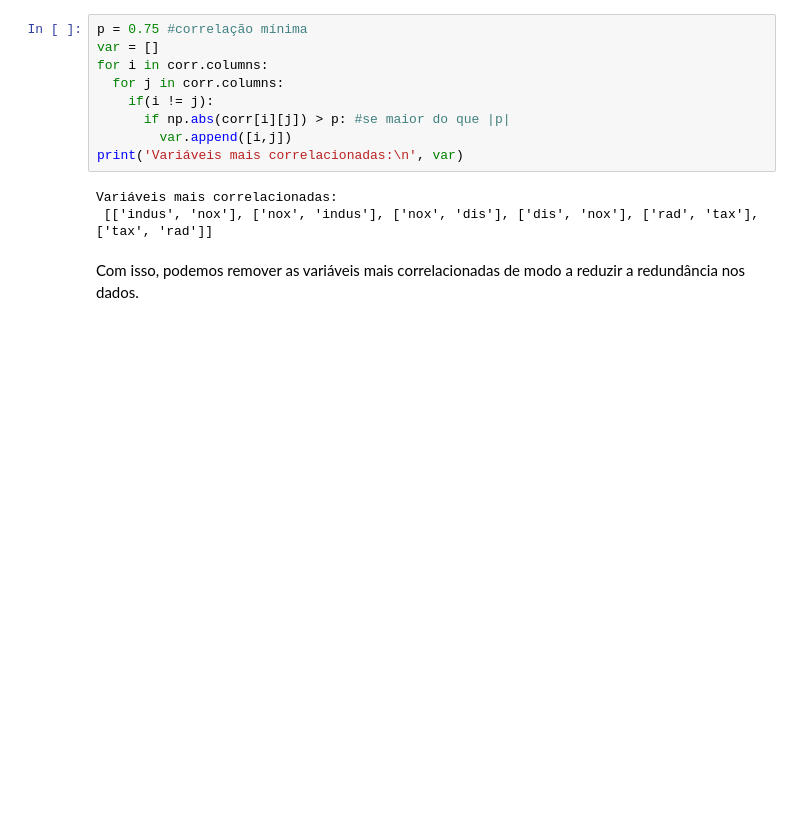
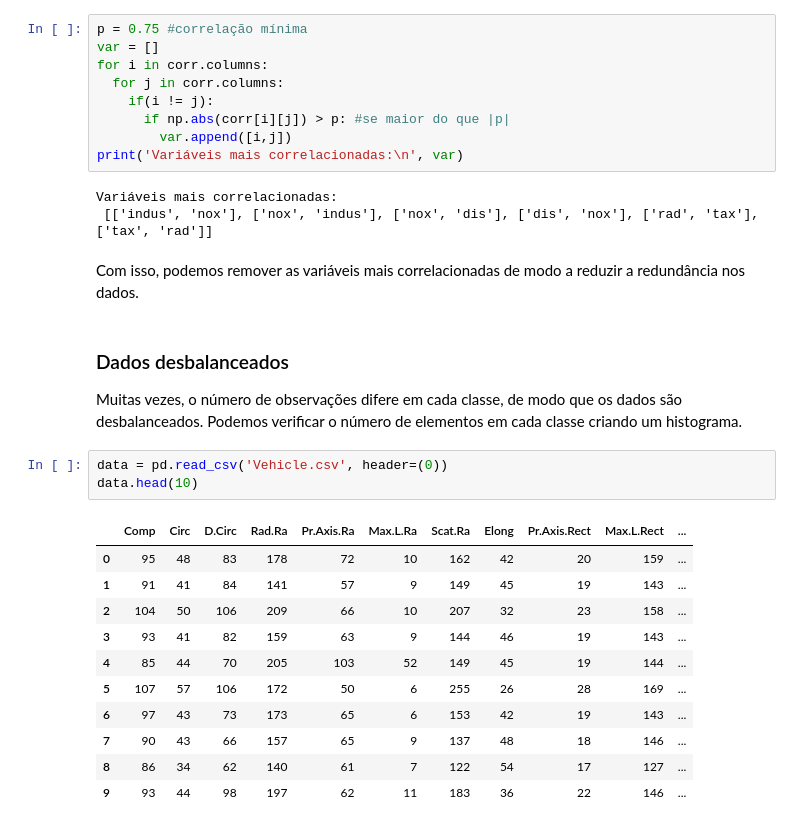
Before and after one commit to joaoholandaa/ciencia-de-dados, a Jupyter notebook: aula1-preparacao-transformacao.ipynb, the cells around one changed output. Drawn from its saved outputs; the diff is of its cells as text; blank space fills up the shorter version.

```diff
--- a/aula1-preparacao-transformacao.ipynb
+++ b/aula1-preparacao-transformacao.ipynb
@@ -602,3 +602,21 @@ Variáveis mais correlacionadas:
  [['indus', 'nox'], ['nox', 'indus'], ['nox', 'dis'], ['dis', 'nox'], ['rad', 'tax'], ['tax', 'rad']]
 # %% [markdown]
 Com isso, podemos remover as variáveis mais correlacionadas de modo a reduzir a redundância nos dados.
+# %% [markdown]
+### Dados desbalanceados <br>
+Muitas vezes, o número de observações difere em cada classe, de modo que os dados são desbalanceados. Podemos verificar o número de elementos em cada classe criando um histograma.
+# %%
+data = pd.read_csv('Vehicle.csv', header=(0))
+data.head(10)
+# %% [output]
+|  | Comp | Circ | D.Circ | Rad.Ra | Pr.Axis.Ra | Max.L.Ra | Scat.Ra | Elong | Pr.Axis.Rect | Max.L.Rect | ... |
+| 0 | 95 | 48 | 83 | 178 | 72 | 10 | 162 | 42 | 20 | 159 | ... |
+| 1 | 91 | 41 | 84 | 141 | 57 | 9 | 149 | 45 | 19 | 143 | ... |
+| 2 | 104 | 50 | 106 | 209 | 66 | 10 | 207 | 32 | 23 | 158 | ... |
+| 3 | 93 | 41 | 82 | 159 | 63 | 9 | 144 | 46 | 19 | 143 | ... |
+| 4 | 85 | 44 | 70 | 205 | 103 | 52 | 149 | 45 | 19 | 144 | ... |
+| 5 | 107 | 57 | 106 | 172 | 50 | 6 | 255 | 26 | 28 | 169 | ... |
+| 6 | 97 | 43 | 73 | 173 | 65 | 6 | 153 | 42 | 19 | 143 | ... |
+| 7 | 90 | 43 | 66 | 157 | 65 | 9 | 137 | 48 | 18 | 146 | ... |
+| 8 | 86 | 34 | 62 | 140 | 61 | 7 | 122 | 54 | 17 | 127 | ... |
+| 9 | 93 | 44 | 98 | 197 | 62 | 11 | 183 | 36 | 22 | 146 | ... |
```
Also changed, not shown: parts of 19 cells of this notebook.
